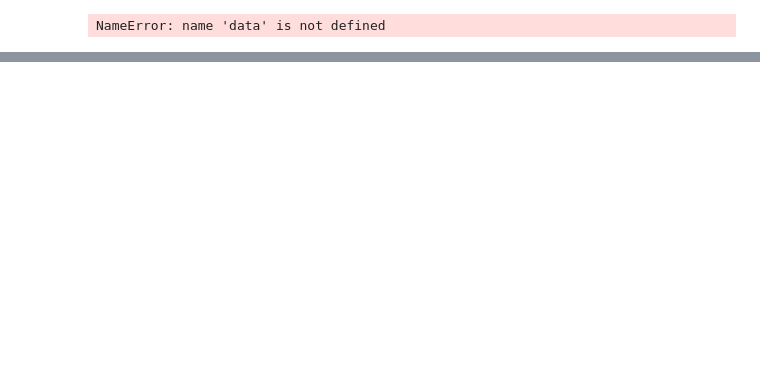
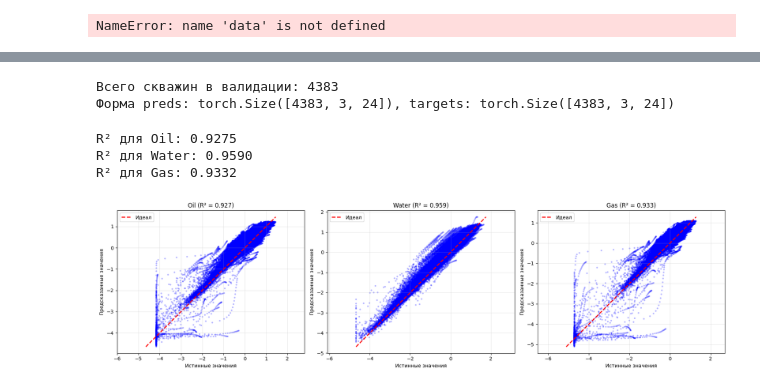
Before and after one commit to VolzheninDamir/GNN, a Jupyter notebook: GNN_dataset_test/dataloaders.ipynb, the cells around one changed output, grey strips where cells are left out. Cells and saved outputs as stored; diff of their text form; code cells hidden in the pictures; blank space fills up the shorter version.

```diff
--- a/GNN_dataset_test/dataloaders.ipynb
+++ b/GNN_dataset_test/dataloaders.ipynb
@@ -343,0 +398,42 @@ ModuleNotFoundError: No module named 'plotly'
+# %%
+all_preds = []   # будет список тензоров формы (batch_wells, 3, 25)
+all_targets = [] # аналогично
+
+with torch.no_grad():
+    for batch, _ in val_loader:
+        batch = batch.to(device)
+        pred = model(batch)                # (total_wells_in_batch, 3, 25)
+        target = batch['well'].y            # (total_wells_in_batch, 3, 25)
+        all_preds.append(pred.cpu())
+        all_targets.append(target.cpu())
+
+# Объединяем все батчи по первому измерению (скважины)
+preds = torch.cat(all_preds, dim=0)   # (общее_число_скважин, 3, 25)
+targets = torch.cat(all_targets, dim=0)
+
+print(f"Всего скважин в валидации: {preds.size(0)}")
+print(f"Форма preds: {preds.shape}, targets: {targets.shape}")
+# %% [output]
+Всего скважин в валидации: 4383
+Форма preds: torch.Size([4383, 3, 24]), targets: torch.Size([4383, 3, 24])
+# %%
+# Индексы фаз: 0 – нефть, 1 – вода, 2 – газ
+phases = ['Oil', 'Water', 'Gas']
+phase_data = {}
+
+for i, phase in enumerate(phases):
+    # Берём все скважины, фазу i, все временные шаги, и превращаем в одномерный массив
+    pred_flat = preds[:, i, :].reshape(-1).numpy()
+    target_flat = targets[:, i, :].reshape(-1).numpy()
+    phase_data[phase] = {'pred': pred_flat, 'true': target_flat}
+# %%
+from sklearn.metrics import r2_score
+r2_scores = {}
+for phase in phases:
+    r2 = r2_score(phase_data[phase]['true'], phase_data[phase]['pred'])
+    r2_scores[phase] = r2
+    print(f"R² для {phase}: {r2:.4f}")
+# %% [output]
+R² для Oil: 0.9275
+R² для Water: 0.9590
+R² для Gas: 0.9332
@@ -343,0 +452,26 @@ ModuleNotFoundError: No module named 'plotly'
+# %%
+fig, axes = plt.subplots(1, 3, figsize=(18, 5))
+
+for i, phase in enumerate(phases):
+    ax = axes[i]
+    true = phase_data[phase]['true']
+    pred = phase_data[phase]['pred']
+
+    ax.scatter(true, pred, alpha=0.3, s=10, c='blue', edgecolors='none')
+
+    # Линия идеального соответствия
+    min_val = min(true.min(), pred.min())
+    max_val = max(true.max(), pred.max())
+    ax.plot([min_val, max_val], [min_val, max_val], 'r--', lw=2, label='Идеал')
+
+    ax.set_xlabel('Истинные значения')
+    ax.set_ylabel('Предсказанные значения')
+    ax.set_title(f'{phase} (R² = {r2_scores[phase]:.3f})')
+    ax.legend()
+    ax.grid(True, alpha=0.3)
+    ax.axis('equal')  # одинаковый масштаб осей
+
+plt.tight_layout()
+plt.show()
+# %% [output]
+[figure, added]
```
Also changed, not shown: parts of 44 cells of this notebook, 34 other files.
